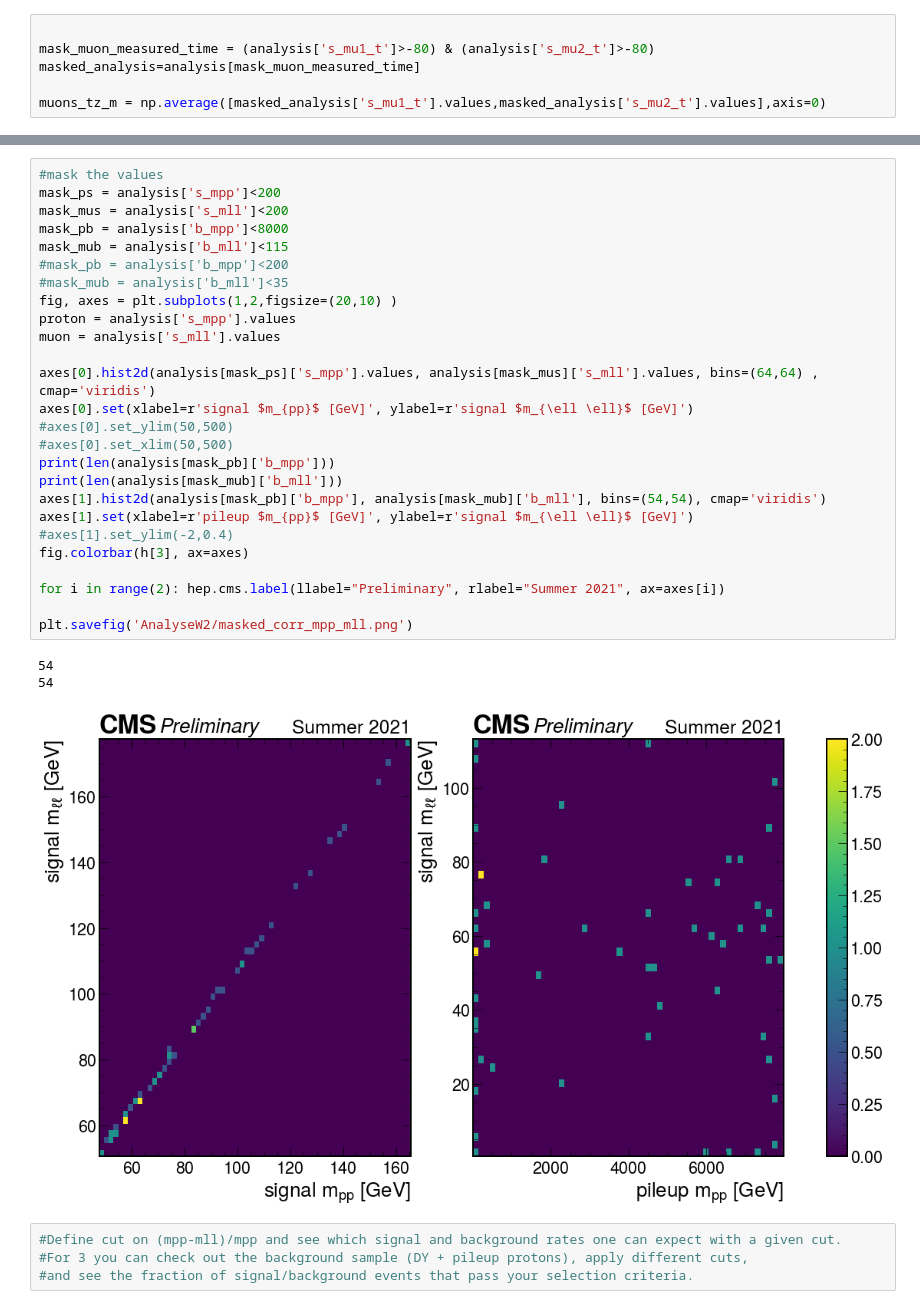
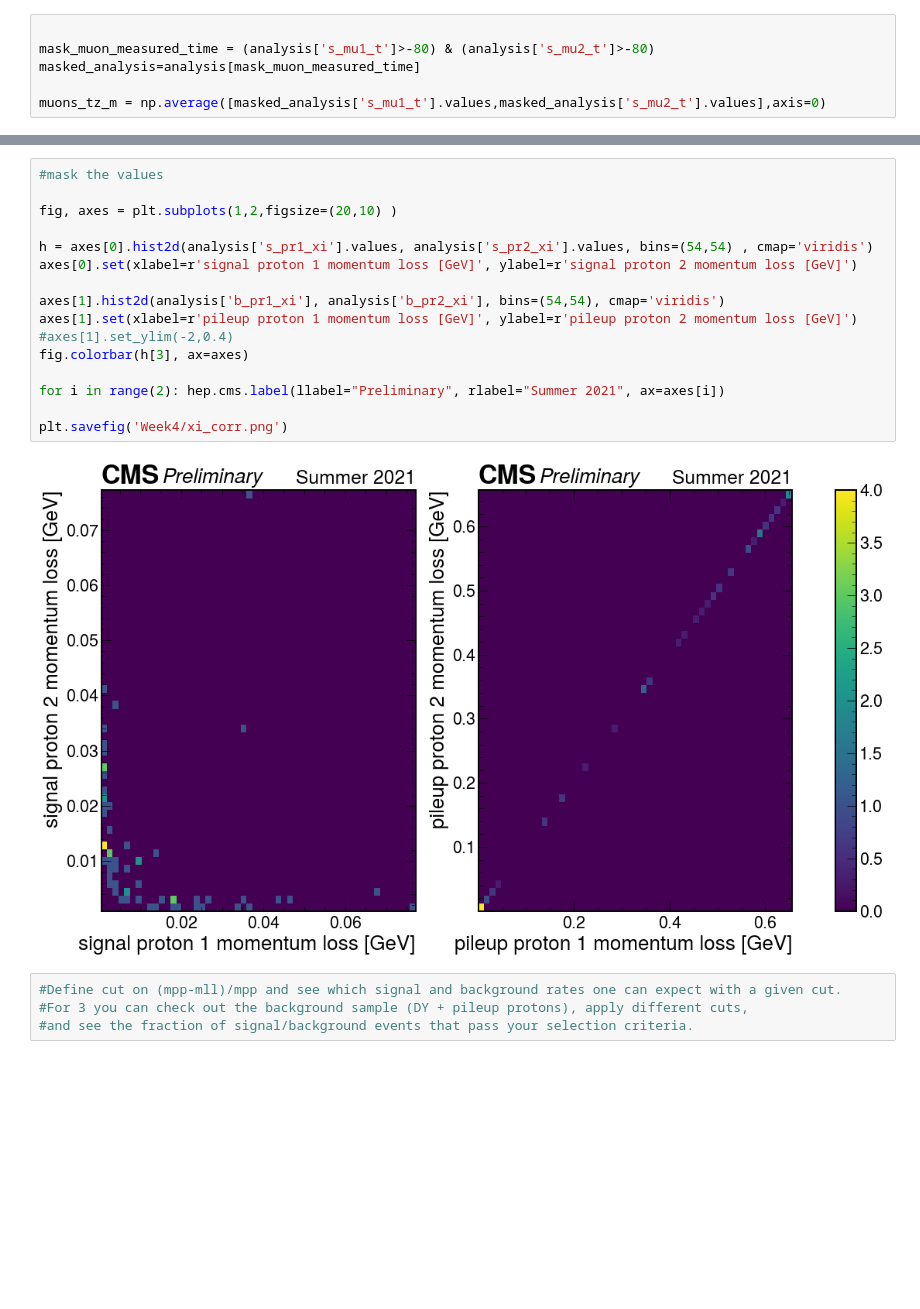
Before and after one commit to jloemker/SWAN, a Jupyter notebook: Analysis_notebook.ipynb, the cells around one changed output, grey strips where cells are left out. Cells and saved outputs as stored; diff of their text form; blank space fills up the shorter version.

Commit message:
acceptance rate and 2d plot binning

```diff
--- a/Analysis_notebook.ipynb
+++ b/Analysis_notebook.ipynb
@@ -653,34 +660,22 @@ plt.savefig('AnalyseW2/corr_mpp_mll.png')
 [figure]
 # %%
 #mask the values
-mask_ps = analysis['s_mpp']<200
-mask_mus = analysis['s_mll']<200
-mask_pb = analysis['b_mpp']<8000
-mask_mub = analysis['b_mll']<115
-#mask_pb = analysis['b_mpp']<200
-#mask_mub = analysis['b_mll']<35
+
 fig, axes = plt.subplots(1,2,figsize=(20,10) )
-proton = analysis['s_mpp'].values
-muon = analysis['s_mll'].values
 
-axes[0].hist2d(analysis[mask_ps]['s_mpp'].values, analysis[mask_mus]['s_mll'].values, bins=(64,64) , cmap='viridis')
-axes[0].set(xlabel=r'signal $m_{pp}$ [GeV]', ylabel=r'signal $m_{\ell \ell}$ [GeV]')
-#axes[0].set_ylim(50,500)
-#axes[0].set_xlim(50,500)
-print(len(analysis[mask_pb]['b_mpp']))
-print(len(analysis[mask_mub]['b_mll']))
-axes[1].hist2d(analysis[mask_pb]['b_mpp'], analysis[mask_mub]['b_mll'], bins=(54,54), cmap='viridis')
-axes[1].set(xlabel=r'pileup $m_{pp}$ [GeV]', ylabel=r'signal $m_{\ell \ell}$ [GeV]')
+h = axes[0].hist2d(analysis['s_pr1_xi'].values, analysis['s_pr2_xi'].values, bins=(54,54) , cmap='viridis')
+axes[0].set(xlabel=r'signal proton 1 momentum loss [GeV]', ylabel=r'signal proton 2 momentum loss [GeV]')
+
+axes[1].hist2d(analysis['b_pr1_xi'], analysis['b_pr2_xi'], bins=(54,54), cmap='viridis')
+axes[1].set(xlabel=r'pileup proton 1 momentum loss [GeV]', ylabel=r'pileup proton 2 momentum loss [GeV]')
 #axes[1].set_ylim(-2,0.4)
 fig.colorbar(h[3], ax=axes)
 
 for i in range(2): hep.cms.label(llabel="Preliminary", rlabel="Summer 2021", ax=axes[i])
 
-plt.savefig('AnalyseW2/masked_corr_mpp_mll.png')
+plt.savefig('Week4/xi_corr.png')
 # %% [output]
-54
-54
-[figure, old version]
+[figure, new version]
 # %%
 #Define cut on (mpp-mll)/mpp and see which signal and background rates one can expect with a given cut.
 #For 3 you can check out the background sample (DY + pileup protons), apply different cuts,
```
Also changed, not shown: parts of 22 cells of this notebook, 1 other file.
